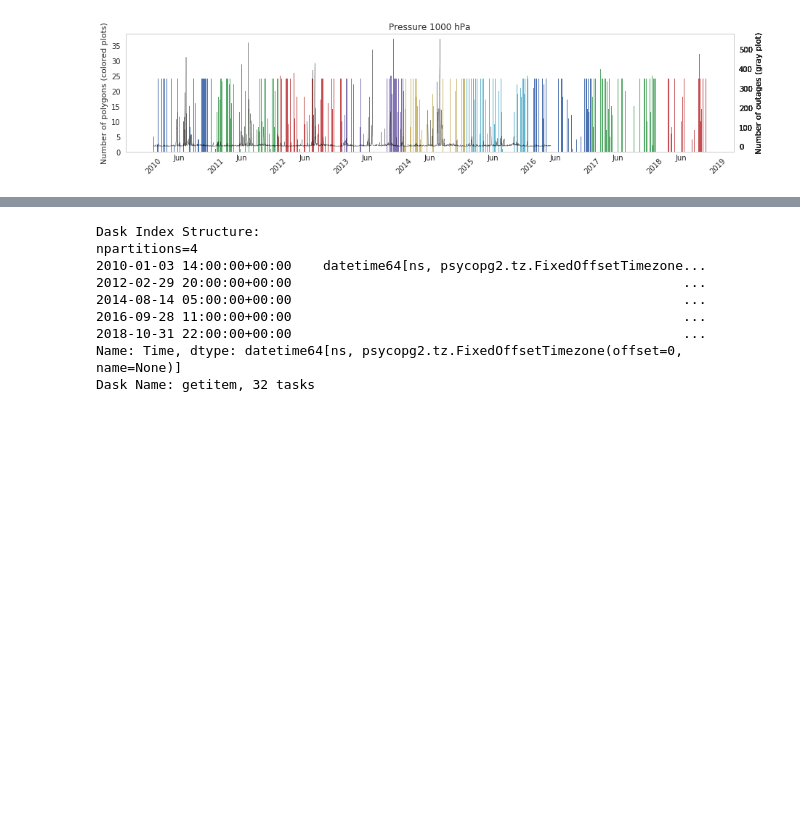
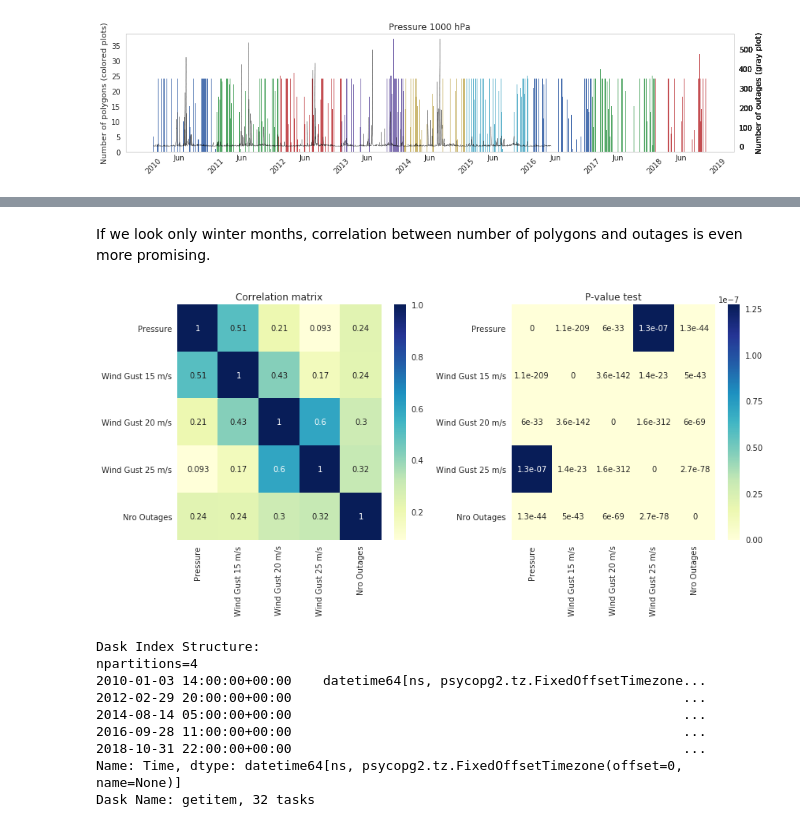
Before and after one commit to fmidev/sasse-polygon-process, a Jupyter notebook: notebooks/data statistics.ipynb, the cells around one changed output, grey strips where cells are left out. Drawn from its saved outputs; the diff is of its cells as text; code cells hidden in the pictures; blank space fills up the shorter version.

```diff
--- a/notebooks/data statistics.ipynb
+++ b/notebooks/data statistics.ipynb
@@ -188,3 +217,11 @@ sns.heatmap(corr, cmap="YlGnBu", annot=True)
+# %% [markdown]
+If we look only winter months, correlation between number of polygons and outages is even more promising.
+# %%
+dft = df[(df.index.month >= 10) | (df.index.month <= 1)]
+oft = outages_loiste_df[(outages_loiste_df.index.month >= 10) | (outages_loiste_df.index.month <= 1)]
+plot_corr(dft, oft)
+# %% [output]
+[figure, added]
 # %%
 dfd = dd.from_pandas(df, npartitions=4)
 client.persist(dfd)
```
Also changed, not shown: parts of 7 cells of this notebook.
